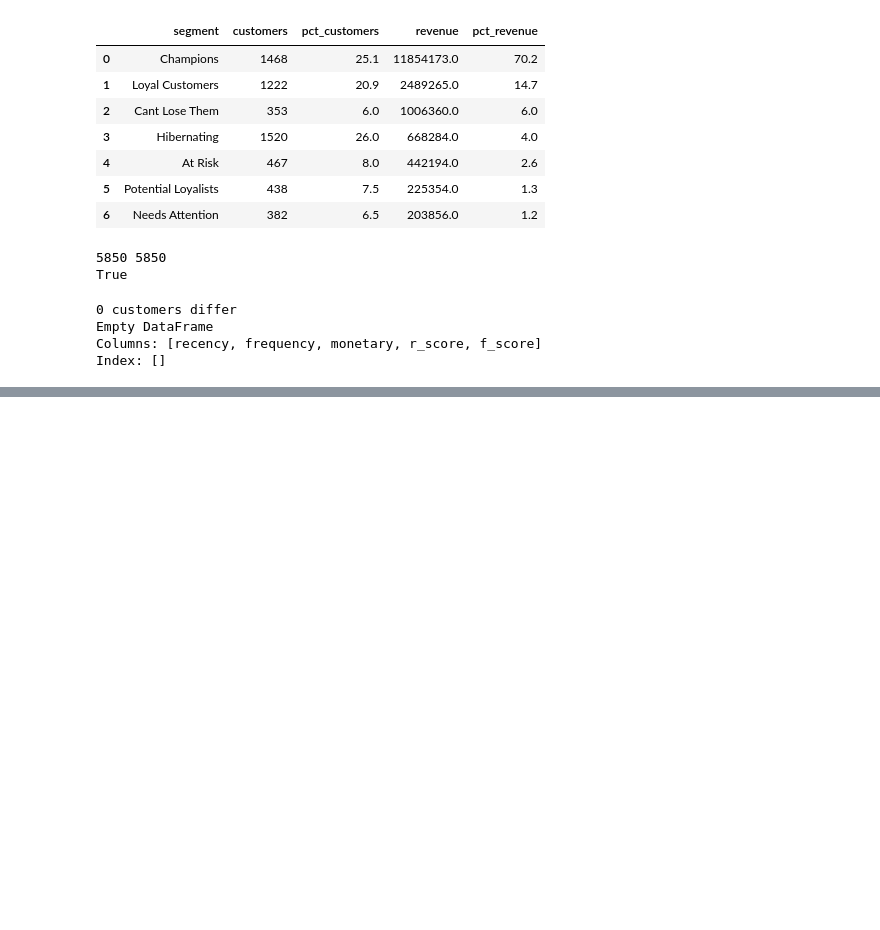
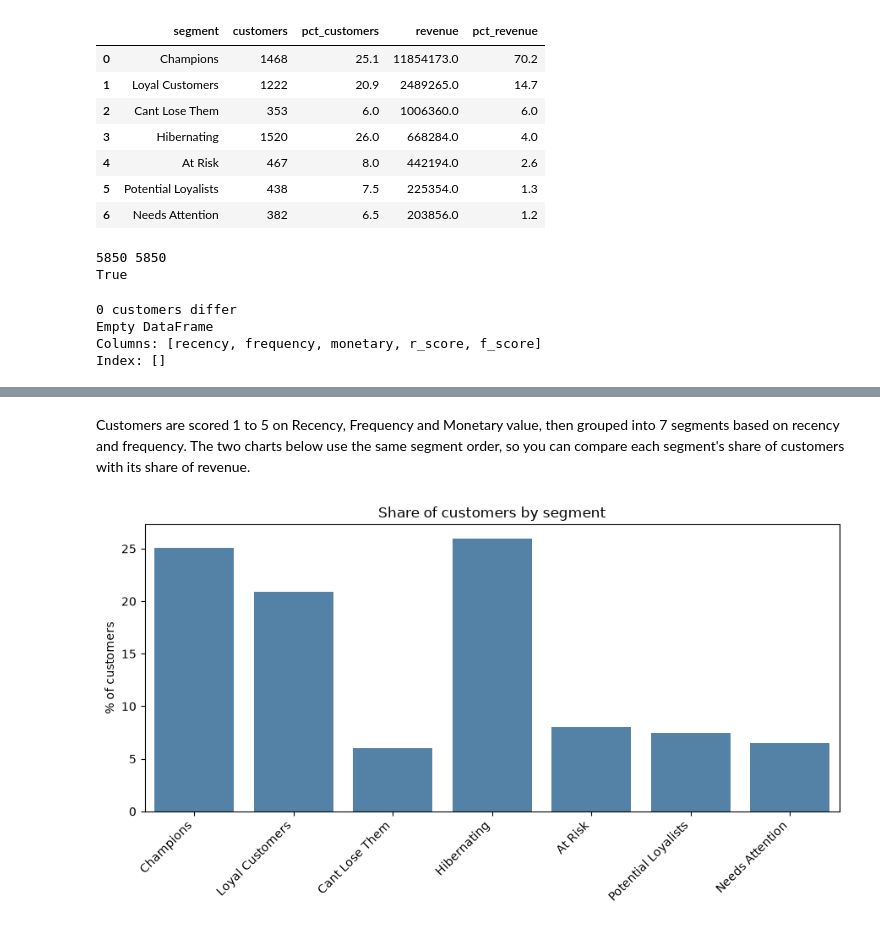
Before and after one commit to SamaMIS88/online_retail, a Jupyter notebook: rfm.ipynb, the cells around one changed output, grey strips where cells are left out. Saved outputs shown, nothing was run; the diff lists cells and outputs as text; code cells hidden in the pictures; blank space fills up the shorter version.

Commit message:
Add segment charts and key findings

```diff
--- a/rfm.ipynb
+++ b/rfm.ipynb
@@ -223,0 +226,14 @@ Index: []
+# %%
+import seaborn as sns
+import matplotlib.pyplot as plt
+
+summary = con.sql("""
+SELECT segment,
+        COUNT(*) AS customers,
+        ROUND(100.0 * COUNT(*) / SUM(COUNT(*)) OVER (), 1) AS pct_customers,
+        ROUND(100.0 * SUM(monetary) / SUM(SUM(monetary)) OVER (), 1) AS pct_revenue
+from rfm_segments
+GROUP BY segment
+ORDER BY pct_revenue DESC
+""").df()
+summary
@@ -223,0 +249,14 @@ Index: []
+# %% [markdown]
+Customers are scored 1 to 5 on Recency, Frequency and Monetary value, then grouped into 7 segments based on recency and frequency. The two charts below use the same segment order, so you can compare each segment's share of customers with its share of revenue.
+# %%
+plt.figure(figsize=(9, 5))
+sns.barplot(data=summary, x="segment", y="pct_customers", color="steelblue", order=summary["segment"])
+plt.title("Share of customers by segment")
+plt.ylabel("% of customers")
+plt.xlabel("")
+plt.xticks(rotation=45, ha="right")
+plt.tight_layout()
+plt.savefig("chart_customers.png", dpi=150)
+plt.show()
+# %% [output]
+[figure, added]
```
Also changed, not shown: parts of 4 cells of this notebook, 2 other files.
